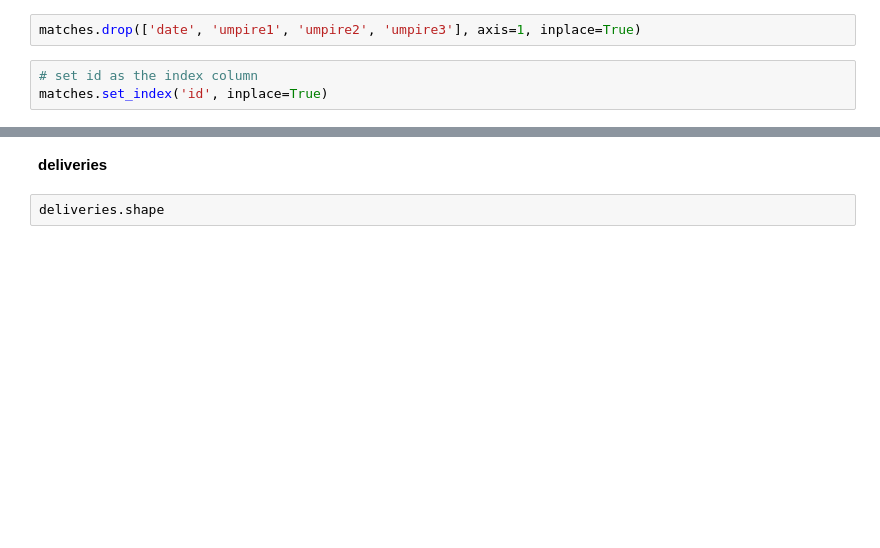
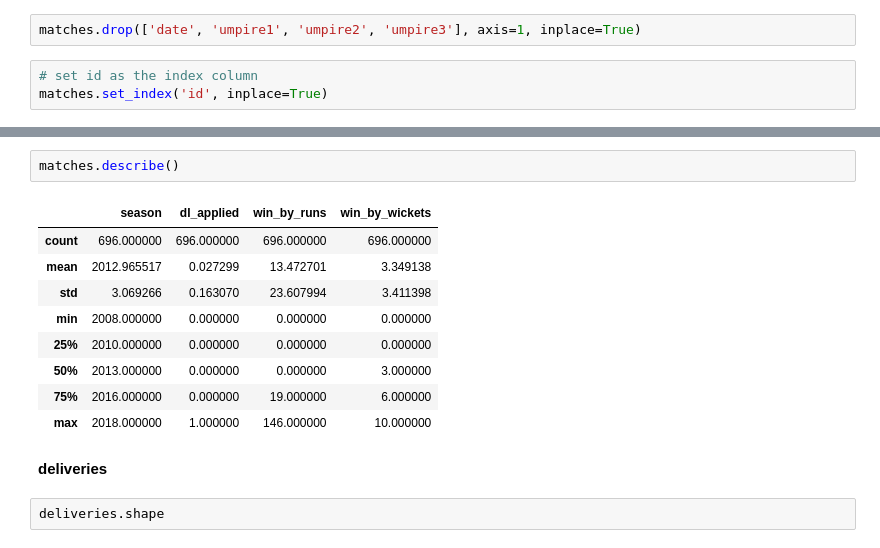
Before and after one commit to ravijagtap/datascience, a Jupyter notebook: IPL_DATA_ANALYSIS/Analysis on IPL Data.ipynb, the cells around one changed output, grey strips where cells are left out. Drawn from its saved outputs; the diff is of its cells as text; blank space fills up the shorter version.

```diff
--- a/IPL_DATA_ANALYSIS/Analysis on IPL Data.ipynb
+++ b/IPL_DATA_ANALYSIS/Analysis on IPL Data.ipynb
@@ -327,6 +327,18 @@ matches.head()
 | 3 | 2017 | Rajkot | Gujarat Lions | Kolkata Knight Riders | Kolkata Knight Riders | field | normal | 0 | Kolkata Knight Riders | ... |
 | 4 | 2017 | Indore | Rising Pune Supergiant | Kings XI Punjab | Kings XI Punjab | field | normal | 0 | Kings XI Punjab | ... |
 | 5 | 2017 | Bangalore | Royal Challengers Bangalore | Delhi Daredevils | Royal Challengers Bangalore | bat | normal | 0 | Royal Challengers Bangalore | ... |
+# %%
+matches.describe()
+# %% [output]
+|  | season | dl_applied | win_by_runs | win_by_wickets |
+| count | 696.000000 | 696.000000 | 696.000000 | 696.000000 |
+| mean | 2012.965517 | 0.027299 | 13.472701 | 3.349138 |
+| std | 3.069266 | 0.163070 | 23.607994 | 3.411398 |
+| min | 2008.000000 | 0.000000 | 0.000000 | 0.000000 |
+| 25% | 2010.000000 | 0.000000 | 0.000000 | 0.000000 |
+| 50% | 2013.000000 | 0.000000 | 0.000000 | 3.000000 |
+| 75% | 2016.000000 | 0.000000 | 19.000000 | 6.000000 |
+| max | 2018.000000 | 1.000000 | 146.000000 | 10.000000 |
 # %% [markdown]
 **deliveries**
 # %%
```
Also changed, not shown: parts of 5 cells of this notebook, 11 other files.
